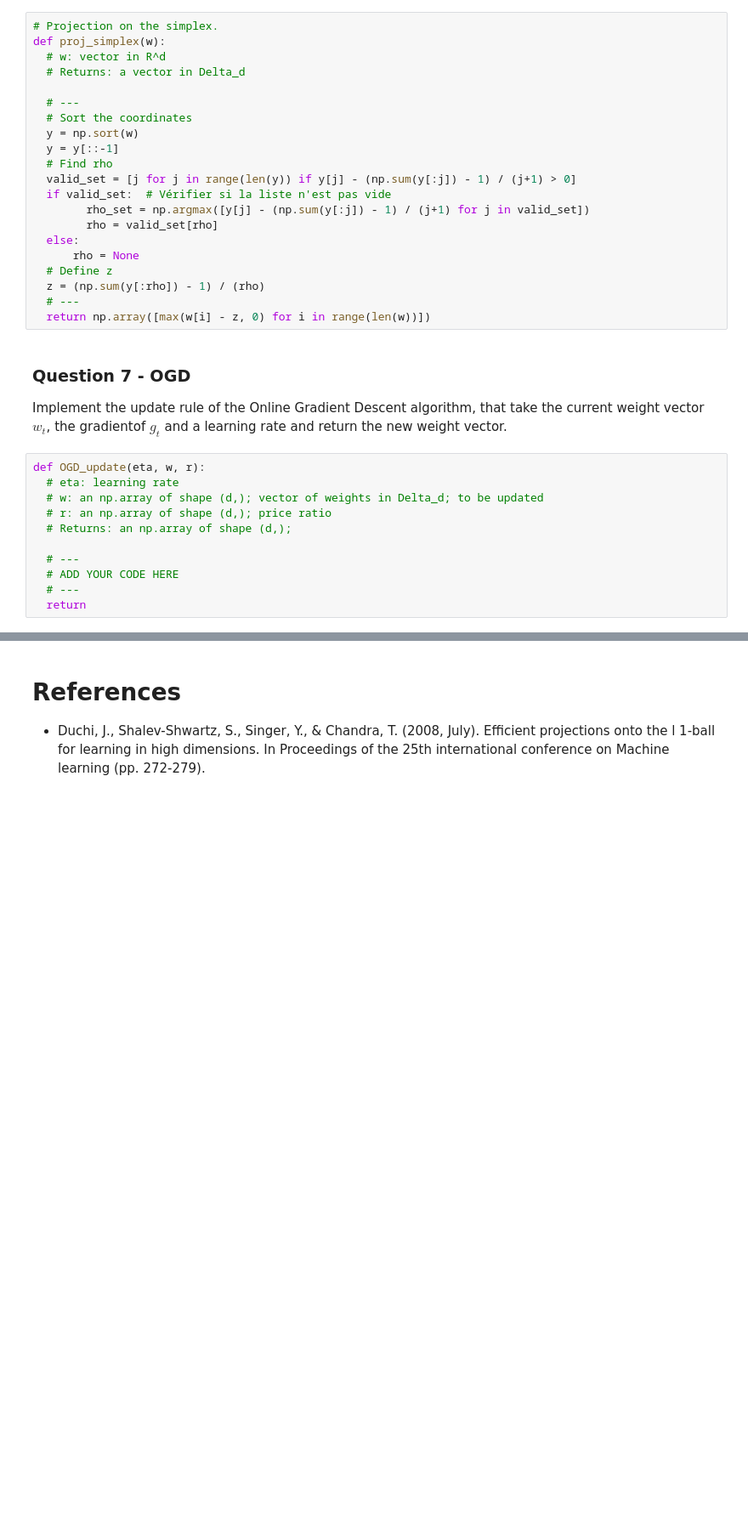
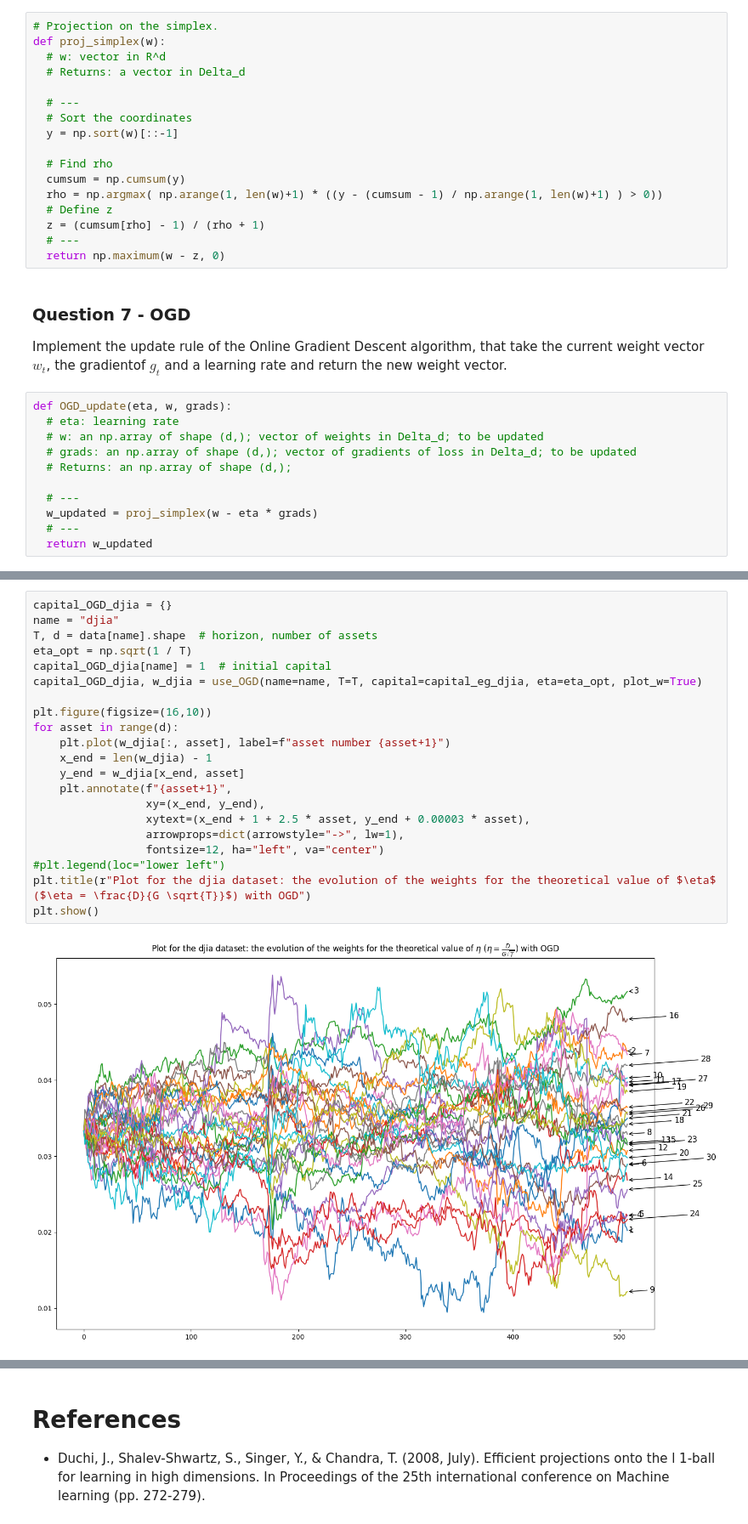
Before and after one commit to AugustinCablant/3A-class, a Jupyter notebook: Sequential Learning/notebook_portfolio.ipynb, the cells around one changed output, grey strips where cells are left out. Shown at 85% size. Saved outputs shown, nothing was run; the diff lists cells and outputs as text; blank space fills up the shorter version.

```diff
--- a/Sequential Learning/notebook_portfolio.ipynb
+++ b/Sequential Learning/notebook_portfolio.ipynb
@@ -395,30 +391,26 @@ def proj_simplex(w):
 
   # ---
   # Sort the coordinates
-  y = np.sort(w)
-  y = y[::-1]
+  y = np.sort(w)[::-1]
+
   # Find rho
-  valid_set = [j for j in range(len(y)) if y[j] - (np.sum(y[:j]) - 1) / (j+1) > 0]
-  if valid_set:  # Vérifier si la liste n'est pas vide
-        rho_set = np.argmax([y[j] - (np.sum(y[:j]) - 1) / (j+1) for j in valid_set])
-        rho = valid_set[rho]
-  else:
-      rho = None
+  cumsum = np.cumsum(y)
+  rho = np.argmax( np.arange(1, len(w)+1) * ((y - (cumsum - 1) / np.arange(1, len(w)+1) ) > 0))
   # Define z
-  z = (np.sum(y[:rho]) - 1) / (rho)
+  z = (cumsum[rho] - 1) / (rho + 1)
   # ---
-  return np.array([max(w[i] - z, 0) for i in range(len(w))])
+  return np.maximum(w - z, 0)
 # %% [markdown]
 ### Question 7 - OGD
 Implement the update rule of the Online Gradient Descent algorithm, that take the current weight vector $w_t$, the gradientof $g_t$ and a learning rate and return the new weight vector.
 # %%
-def OGD_update(eta, w, r):
+def OGD_update(eta, w, grads):
   # eta: learning rate
   # w: an np.array of shape (d,); vector of weights in Delta_d; to be updated
-  # r: an np.array of shape (d,); price ratio
+  # grads: an np.array of shape (d,); vector of gradients of loss in Delta_d; to be updated
   # Returns: an np.array of shape (d,);
 
   # ---
-  # ADD YOUR CODE HERE
+  w_updated = proj_simplex(w - eta * grads)
   # ---
-  return
+  return w_updated
@@ -425,3 +461,26 @@ def OGD_update(eta, w, r):
+# %%
+capital_OGD_djia = {}
+name = "djia"
+T, d = data[name].shape  # horizon, number of assets
+eta_opt = np.sqrt(1 / T)
+capital_OGD_djia[name] = 1  # initial capital
+capital_OGD_djia, w_djia = use_OGD(name=name, T=T, capital=capital_eg_djia, eta=eta_opt, plot_w=True)
+
+plt.figure(figsize=(16,10))
+for asset in range(d):
+    plt.plot(w_djia[:, asset], label=f"asset number {asset+1}")
+    x_end = len(w_djia) - 1
+    y_end = w_djia[x_end, asset]
+    plt.annotate(f"{asset+1}",
+                 xy=(x_end, y_end),
+                 xytext=(x_end + 1 + 2.5 * asset, y_end + 0.00003 * asset),
+                 arrowprops=dict(arrowstyle="->", lw=1),
+                 fontsize=12, ha="left", va="center")
+#plt.legend(loc="lower left")
+plt.title(r"Plot for the djia dataset: the evolution of the weights for the theoretical value of $\eta$ ($\eta = \frac{D}{G \sqrt{T}}$) with OGD")
+plt.show()
+# %% [output]
+[figure, added]
 # %% [markdown]
 ### Question 8
 Repeat questions 3 and 4 with OGD.
```
Also changed, not shown: parts of 7 cells of this notebook.
